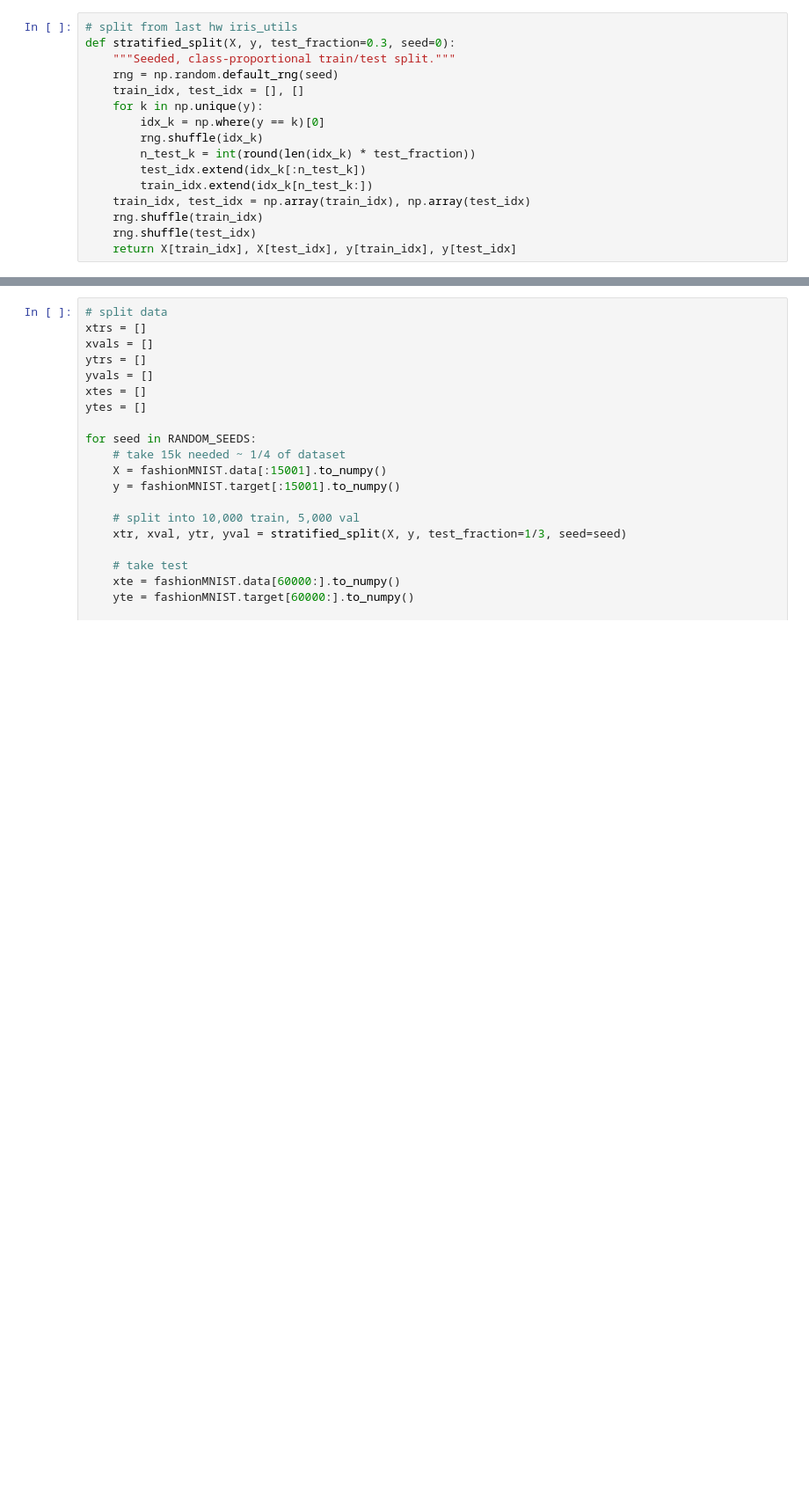
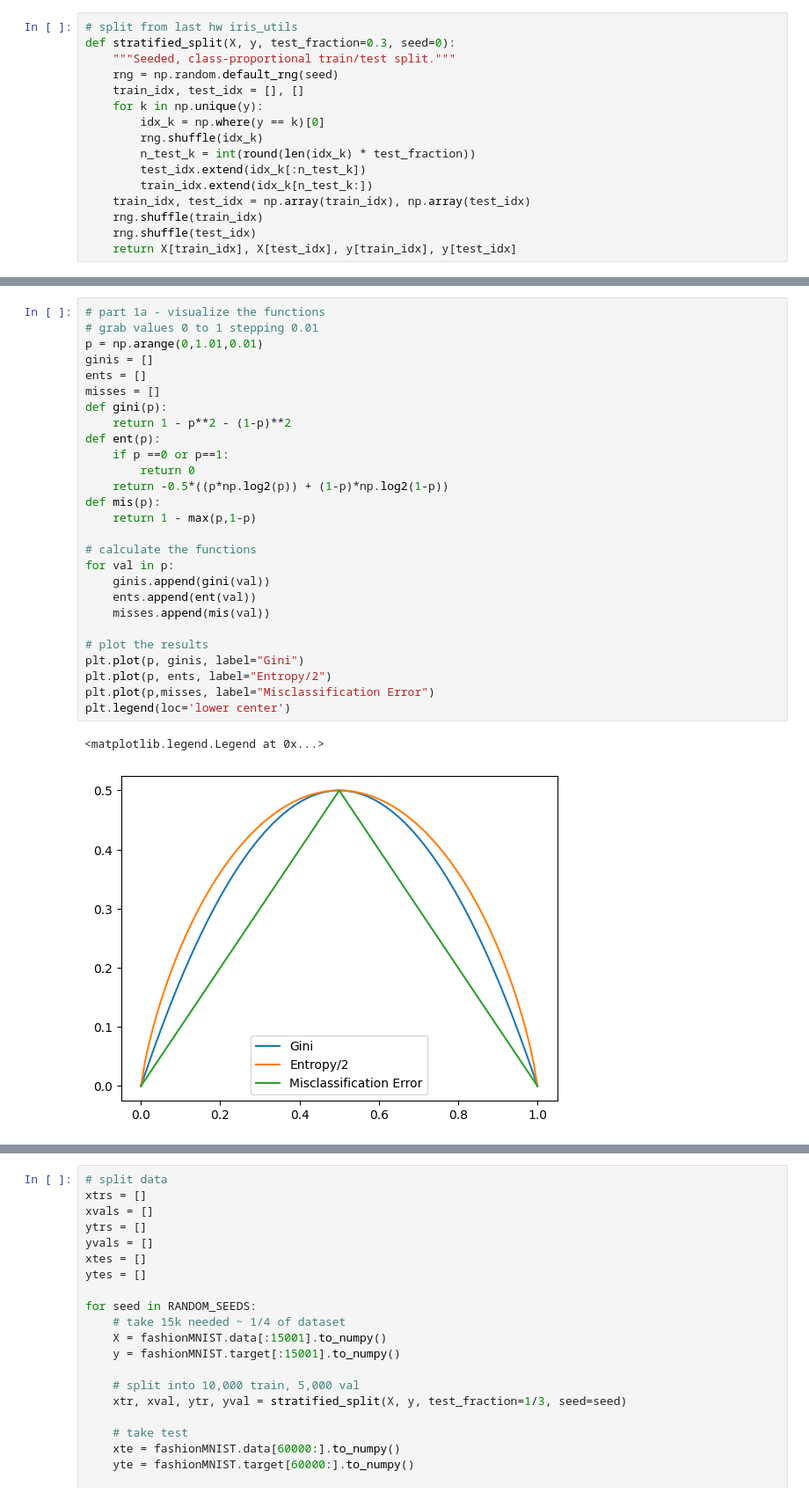
Before and after one commit to JosephAFerguson/CS6037_MachineLearning, a Jupyter notebook: Assignment3/assignment3code.ipynb, the cells around one changed output, grey strips where cells are left out. Shown at 88% size. Saved outputs shown, nothing was run; the diff lists cells and outputs as text; blank space fills up the shorter version.

```diff
--- a/Assignment3/assignment3code.ipynb
+++ b/Assignment3/assignment3code.ipynb
@@ -36,0 +67,30 @@ def stratified_split(X, y, test_fraction=0.3, seed=0):
+# %%
+# part 1a - visualize the functions
+# grab values 0 to 1 stepping 0.01
+p = np.arange(0,1.01,0.01)
+ginis = []
+ents = []
+misses = []
+def gini(p):
+    return 1 - p**2 - (1-p)**2
+def ent(p):
+    if p ==0 or p==1:
+        return 0
+    return -0.5*((p*np.log2(p)) + (1-p)*np.log2(1-p))
+def mis(p):
+    return 1 - max(p,1-p)
+
+# calculate the functions
+for val in p:
+    ginis.append(gini(val))
+    ents.append(ent(val))
+    misses.append(mis(val))
+
+# plot the results
+plt.plot(p, ginis, label="Gini")
+plt.plot(p, ents, label="Entropy/2")
+plt.plot(p,misses, label="Misclassification Error")
+plt.legend(loc='lower center')
+# %% [output]
+<matplotlib.legend.Legend at 0x...>
+[figure, added]
```
Also changed, not shown: parts of 28 cells of this notebook, 30 other files.
